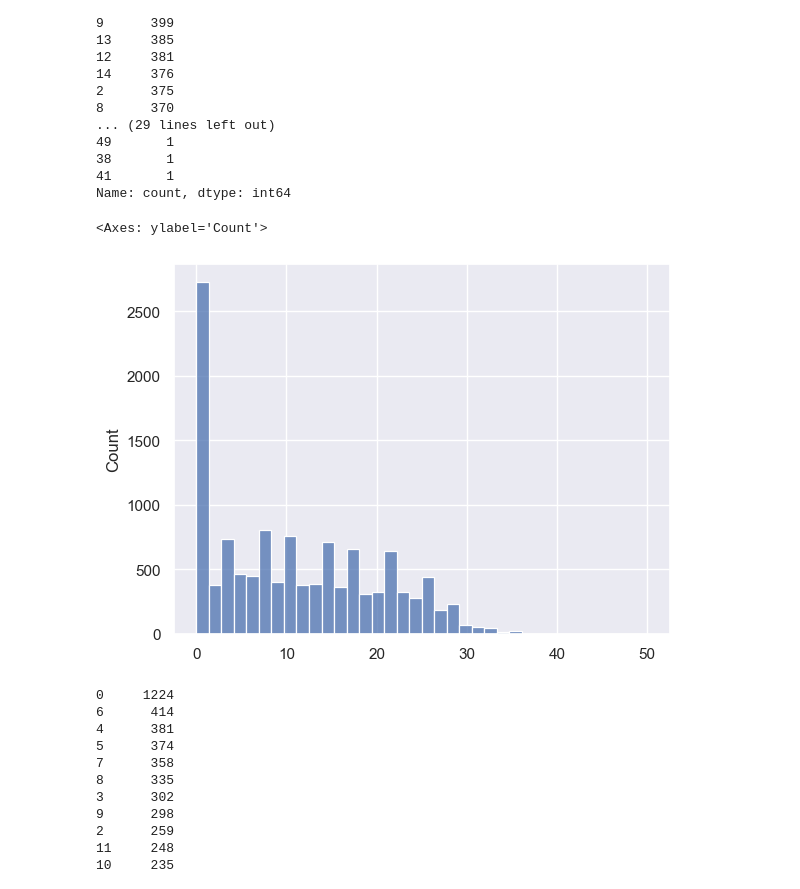
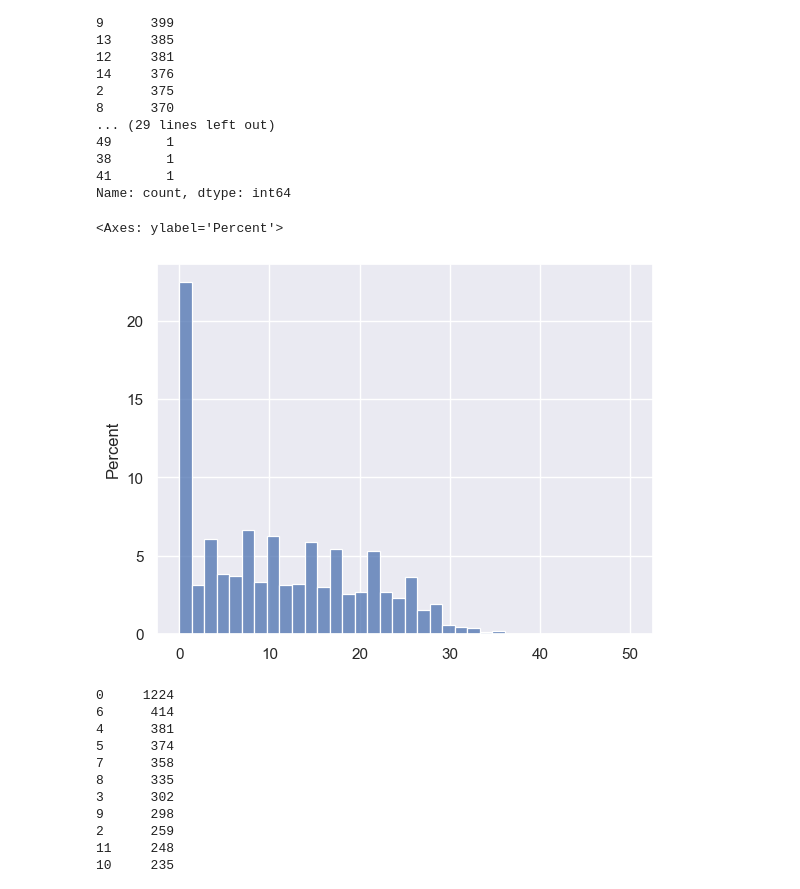
Before and after one commit to iSemantics-ai/Arabic-Propaganda-Detection, a Jupyter notebook: notebooks/lf_ideas_users.ipynb, the cells around one changed output. Saved outputs shown, nothing was run; the diff lists cells and outputs as text; code cells hidden in the pictures.

```diff
--- a/notebooks/lf_ideas_users.ipynb
+++ b/notebooks/lf_ideas_users.ipynb
@@ -257,10 +257,10 @@ pd.Series(gen_bio_words).value_counts()
 41       1
 Name: count, dtype: int64
 # %%
-sns.histplot(gen_bio_words)
+sns.histplot(gen_bio_words, stat="percent")
 # %% [output]
-<Axes: ylabel='Count'>
+<Axes: ylabel='Percent'>
-[figure, old version]
+[figure, new version]
 # %%
 pd.Series(prop_bio_words).value_counts()
 # %% [output]
```
Also changed, not shown: parts of 10 cells of this notebook.
